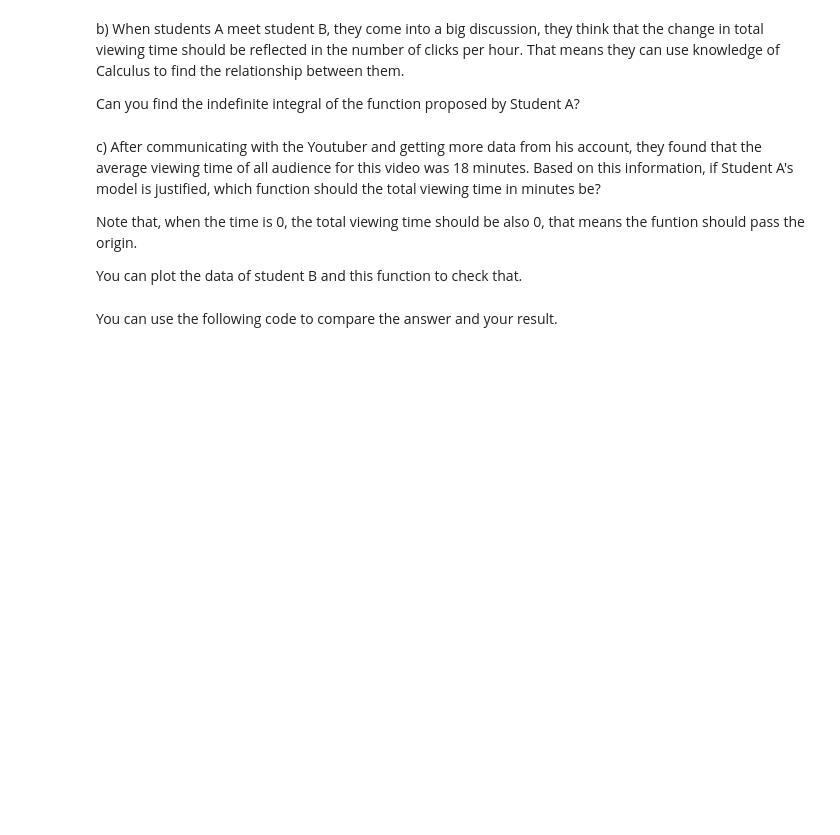
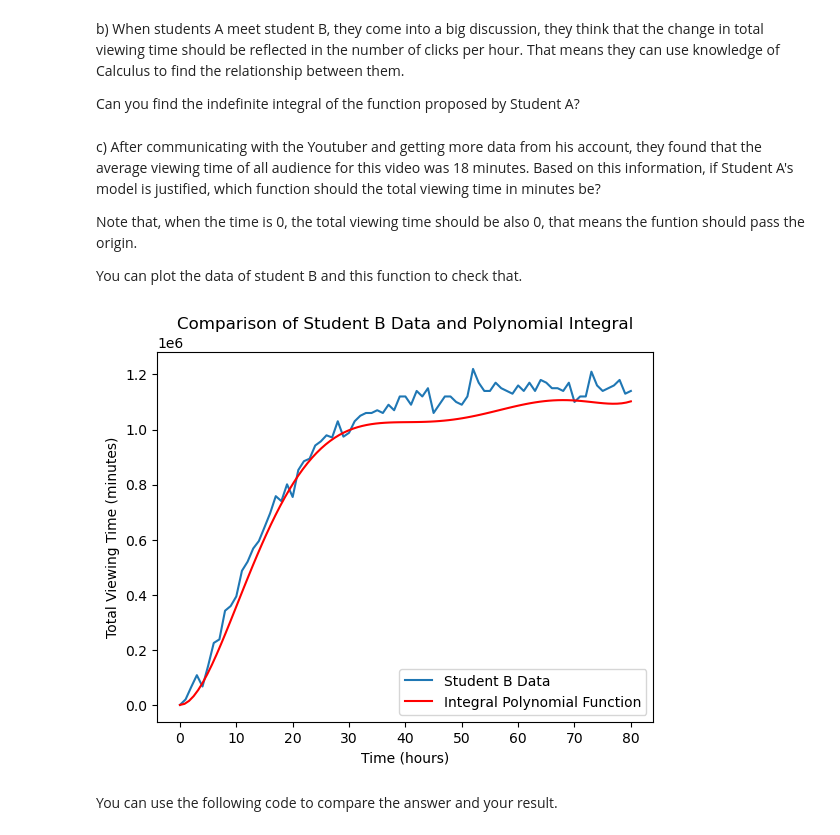
Before and after one commit to calginsburg/robot-camp-individual-15088669, a Jupyter notebook: challenge_calculus/Review_Calculus.ipynb, the cells around one changed output. Cells and saved outputs as stored; diff of their text form; code cells hidden in the pictures; blank space fills up the shorter version.

```diff
--- a/challenge_calculus/Review_Calculus.ipynb
+++ b/challenge_calculus/Review_Calculus.ipynb
@@ -93,10 +113,35 @@ Note that, when the time is 0, the total viewing time should be also 0, that mea
 
 You can plot the data of student B and this function to check that.
 # %%
+import numpy as np
+import pandas as pd
+import matplotlib.pyplot as plt
+
+
 def IntegralPoly(x):
-    # TO DO
-    pass
-    return # TO DO
+    y = 18*(1.33e-05*x**6 -3.6e-03*x**5 +3.7e-01*x**4 -1.75e+01*x**3 +3.4e+02*x**2)
+    return y
+
+
+df_b = pd.read_csv('data_student_B.csv')
+
+
+x_b = df_b['time (h)']
+y_b = df_b['Total viewing time (min)']
+
+
+x_range = np.linspace(0, 80, 100)
+y_integral = IntegralPoly(x_range)
+
+plt.plot(x_b, y_b, label='Student B Data')
+plt.plot(x_range, y_integral, color='red', label='Integral Polynomial Function')
+plt.xlabel('Time (hours)')
+plt.ylabel('Total Viewing Time (minutes)')
+plt.title('Comparison of Student B Data and Polynomial Integral')
+plt.legend()
+plt.show()
+# %% [output]
+[figure, added]
 # %% [markdown]
 You can use the following code to compare the answer and your result.
 # %%
```
Also changed, not shown: parts of 2 cells of this notebook.
